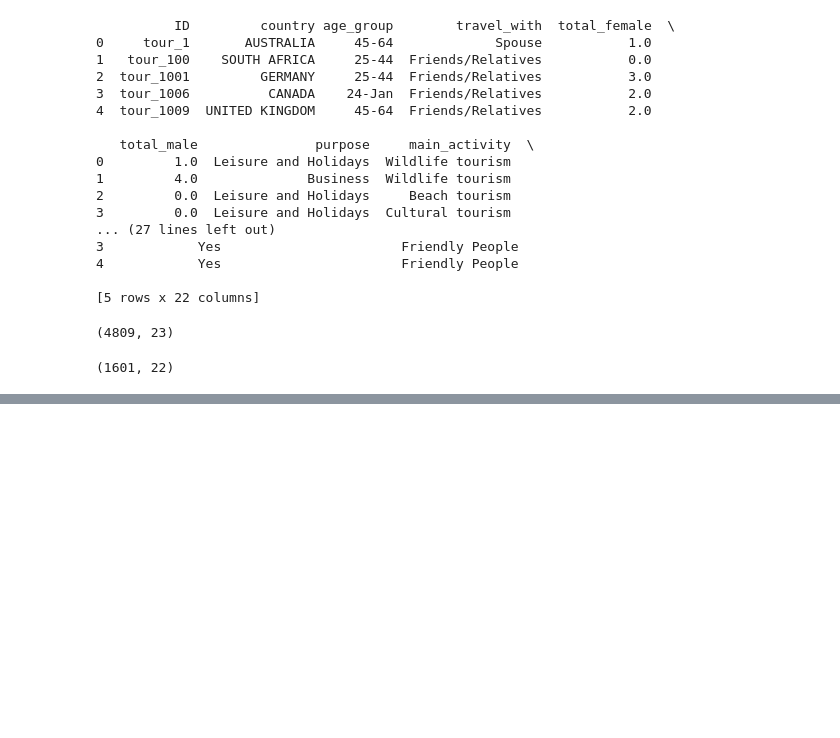
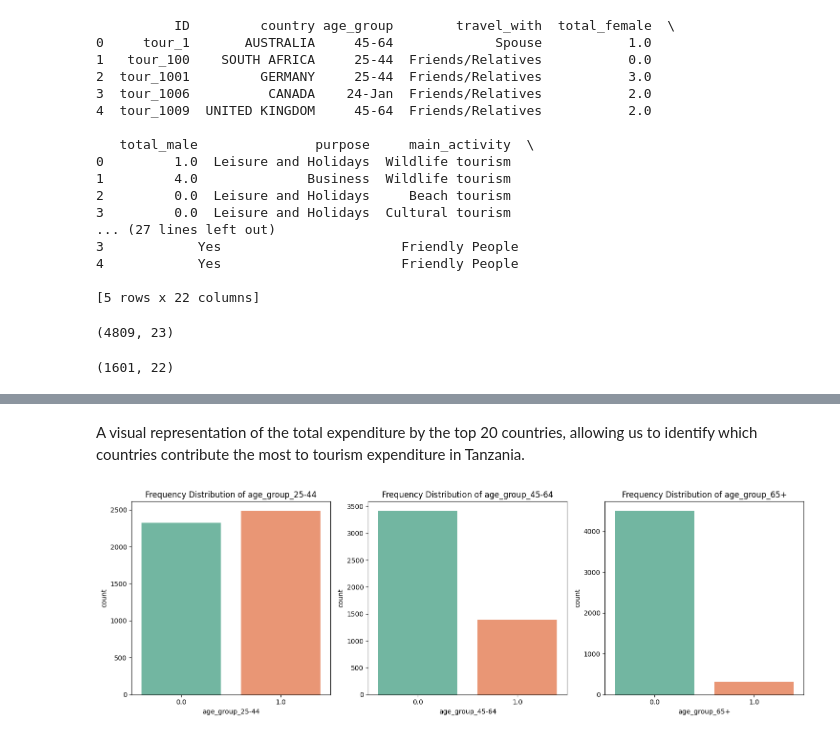
Before and after one commit to marshmoses/Tanzania_Tourism_Prediction, a Jupyter notebook: main.ipynb, the cells around one changed output, grey strips where cells are left out. Saved outputs shown, nothing was run; the diff lists cells and outputs as text; code cells hidden in the pictures; blank space fills up the shorter version.

```diff
--- a/main.ipynb
+++ b/main.ipynb
@@ -67,0 +452,20 @@ print(Test.shape)
+# %% [markdown]
+
+A visual representation of the total expenditure by the top 20 countries, allowing us to identify which countries contribute the most to tourism expenditure in Tanzania.
+# %%
+
+# Categorical features for analysis
+categorical_features = ['age_group_25-44', 'age_group_45-64', 'age_group_65+']
+
+# Plot frequency distribution of each categorical feature
+plt.figure(figsize=(15, 5))
+for i, feature in enumerate(categorical_features, start=1):
+    plt.subplot(1, 3, i)
+    sns.countplot(data=Train, x=feature, palette='Set2')
+    plt.title(f'Frequency Distribution of {feature}')
+    plt.xlabel(feature)
+
+plt.tight_layout()
+plt.show()
+# %% [output]
+[figure, added]
```
Also changed, not shown: parts of 62 cells of this notebook, 3 other files.
